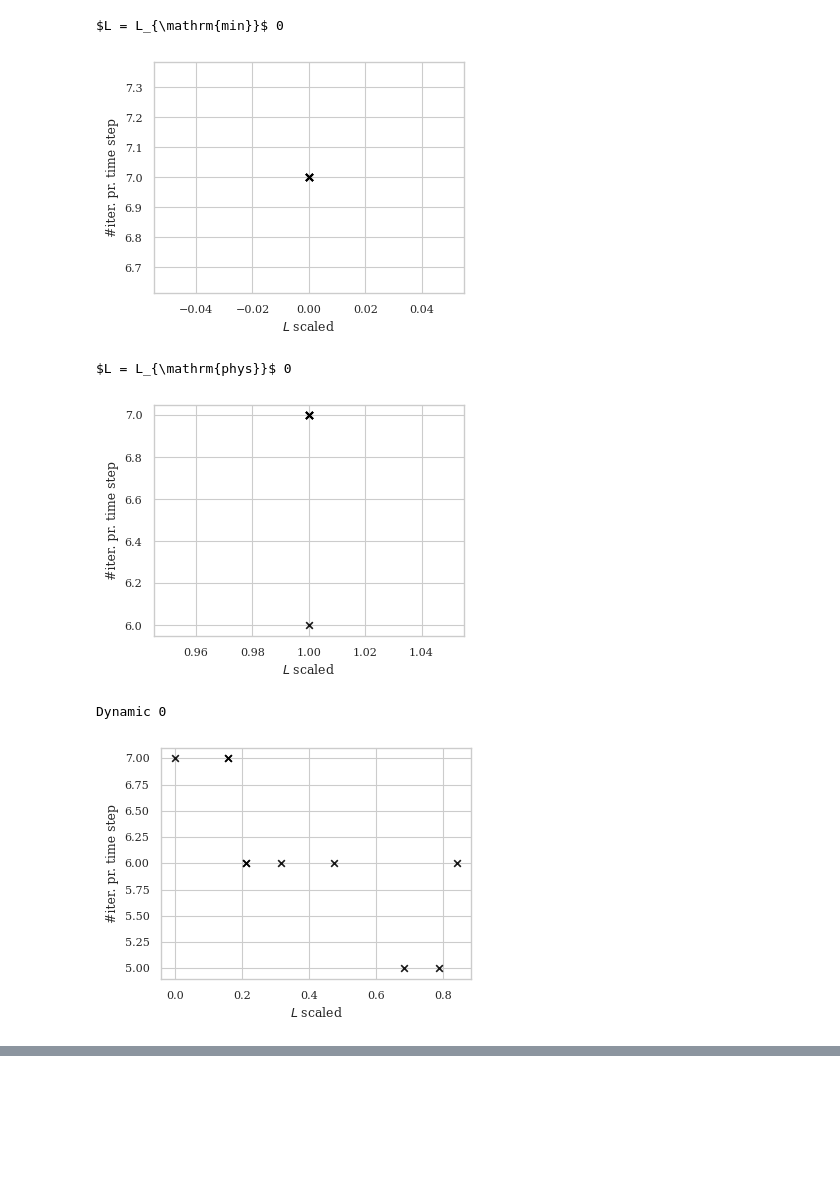
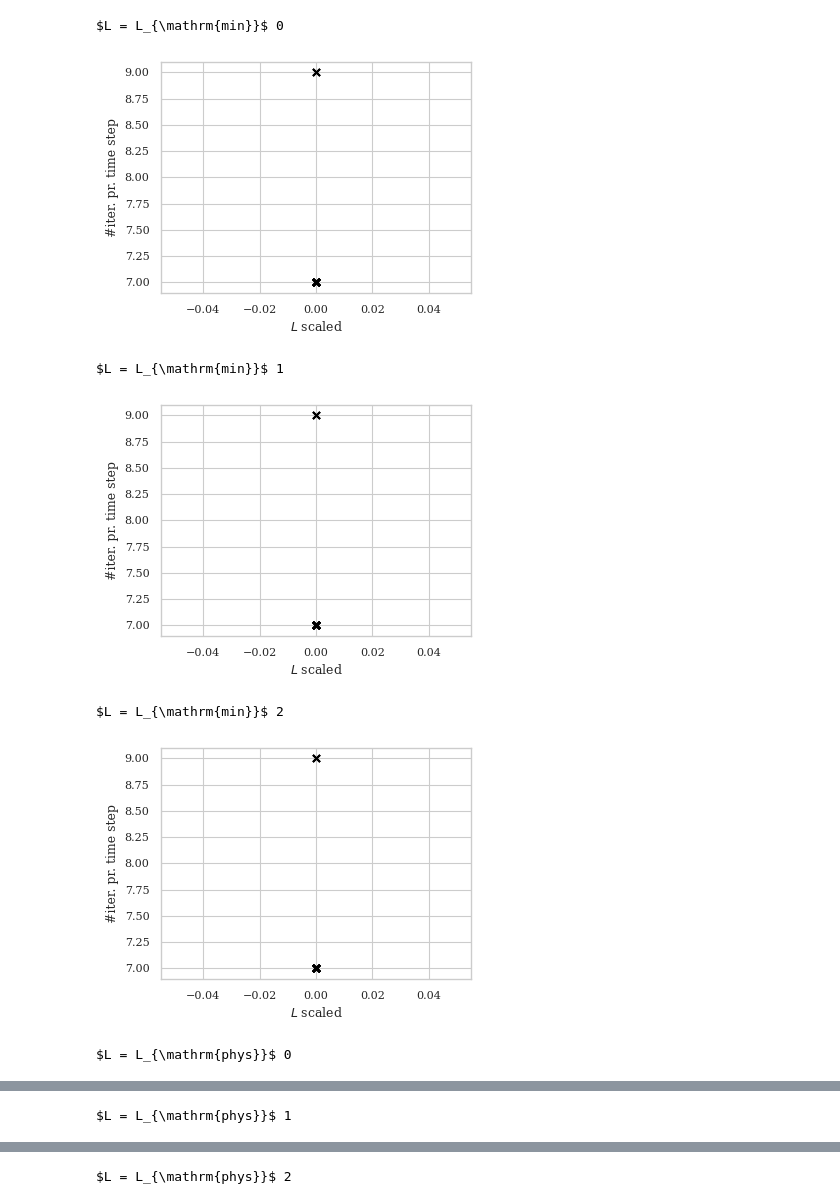
Before and after one commit to Yuriyzabegaev/solver_selector, a Jupyter notebook: examples/1/results_poro.ipynb, the cells around one changed output, grey strips where cells are left out. Cells and saved outputs as stored; diff of their text form; code cells hidden in the pictures; blank space fills up the shorter version.

Commit message:
mypy, black, isort, flake8

```diff
--- a/examples/1/results_poro.ipynb
+++ b/examples/1/results_poro.ipynb
@@ -27,7 +27,7 @@ sns.set_theme(
     rc=tex_fonts,
 )
 
-NUM_SIMS = 1
+NUM_SIMS = 3
 CONVERGED = False
 
 
@@ -73,6 +83,8 @@ for name, values in data.items():
         plt.xlabel("Time step number")
         plt.show()
         if save_media_path is not None:
-            plt.savefig(save_media_path / f"poro_lfactor_dt_{name}_{i}.pdf", bbox_inches="tight")
+            plt.savefig(
+                save_media_path / f"poro_lfactor_dt_{name}_{i}.pdf", bbox_inches="tight"
+            )
 # %% [output]
 $L = L_{\mathrm{min}}$ 0
@@ -84,8 +103,10 @@ Dynamic 0
 # %%
-for name, values in data.items():
-    value = values[0]
-    l_factors = make_l_factor(value)
-    num_iters = make_num_linear_iters(value)
-    plt.plot(num_iters, label=name)
-plt.legend()
+for i in range(NUM_SIMS):
+    for name, values in data.items():
+        plt.figure()
+        value = values[i]
+        l_factors = make_l_factor(value)
+        num_iters = make_num_linear_iters(value)
+        plt.plot(num_iters, label=name, alpha=0.7)
+        plt.legend()
 # %% [output]
@@ -94,20 +115,23 @@ plt.legend()
 # %%
 for name, values in data.items():
     for i, value in enumerate(values):
         print(name, i)
         plt.figure(figsize=(4, 3))
         l_factors = make_l_factor(value)
         num_iters = make_num_linear_iters(value)
-        plt.scatter(l_factors, num_iters, label=name, alpha=0.9, color='black', marker='x')
-        plt.ylabel('#iter. pr. time step')
-        plt.xlabel('$L$ scaled')
+        plt.scatter(
+            l_factors, num_iters, label=name, alpha=0.9, color="black", marker="x"
+        )
+        plt.ylabel("#iter. pr. time step")
+        plt.xlabel("$L$ scaled")
         plt.show()
         if save_media_path is not None:
-            plt.savefig(save_media_path / 'poro_iters.pdf', bbox_inches='tight')
+            plt.savefig(save_media_path / "poro_iters.pdf", bbox_inches="tight")
 # %% [output]
 $L = L_{\mathrm{min}}$ 0
-[figure, old version]
+[figure, new version]
-$L = L_{\mathrm{phys}}$ 0
+$L = L_{\mathrm{min}}$ 1
-[figure, old version]
+[figure, new version]
-Dynamic 0
+$L = L_{\mathrm{min}}$ 2
-[figure, old version]
+[figure, new version]
+$L = L_{\mathrm{phys}}$ 0
@@ -113,0 +139 @@ Dynamic 0
+$L = L_{\mathrm{phys}}$ 1
@@ -113,0 +141 @@ Dynamic 0
+$L = L_{\mathrm{phys}}$ 2
```
Also changed, not shown: parts of 6 cells of this notebook, 47 other files.
